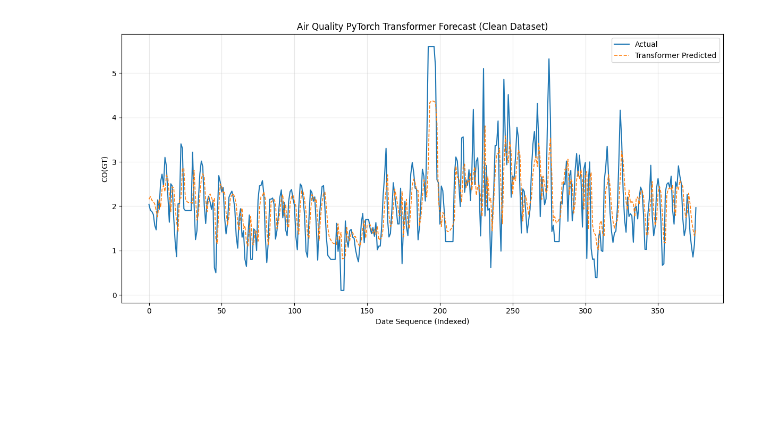
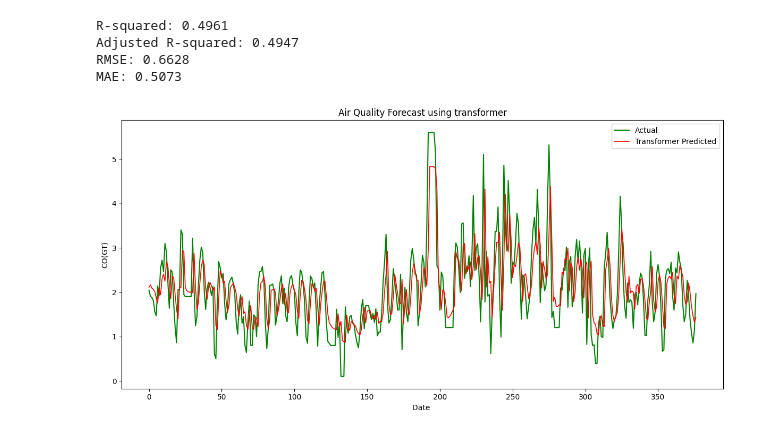
Before and after one commit to sabithakrishnan/timeseries-analysis, a Jupyter notebook: timeseries_analysis_transformer.ipynb, the cells around one changed output. Drawn from its saved outputs; the diff is of its cells as text; code cells hidden in the pictures; blank space fills up the shorter version.

```diff
--- a/timeseries_analysis_transformer.ipynb
+++ b/timeseries_analysis_transformer.ipynb
@@ -7,16 +7,15 @@ import torch
 import torch.nn as nn
 import matplotlib.pyplot as plt
 from sklearn.preprocessing import StandardScaler
+from sklearn.metrics import mean_squared_error, mean_absolute_error, r2_score
+# Set random seed for reproducibility
+#torch.manual_seed(42)
+#np.random.seed(42)
 
-# Set random seed for reproducibility
-torch.manual_seed(42)
-np.random.seed(42)
+# Load  Dataset
+df = pd.read_csv("/content/AirQualityUCI.csv", sep=';', decimal=',', parse_dates=[['Date', 'Time']], dayfirst=True)
 
-# 1. Load and Preprocess the UCI Air Quality Dataset
-url = "/content/AirQualityUCI.csv"
-df = pd.read_csv(url, sep=';', decimal=',', parse_dates=[['Date', 'Time']], dayfirst=True)
-
-# Clean dataset structure
+# Data Preprocessing
 df.dropna(how='all', inplace=True)
 df = df.iloc[:, :15]
 
@@ -36,7 +35,7 @@ ts_data = ts_data.resample('D').mean().ffill().values.reshape(-1, 1)
 scaler = StandardScaler()
 scaled_data = scaler.fit_transform(ts_data)
 
-# 2. Create Windowed Sequences for Supervised Learning
+# Create Windowed Sequences for Supervised Learning
 def create_sequences(data, seq_length):
     X, y = [], []
     for i in range(len(data) - seq_length):
@@ -47,7 +46,7 @@ def create_sequences(data, seq_length):
 seq_length = 14  # Look back at the past 14 days
 X_tensor, y_tensor = create_sequences(scaled_data, seq_length)
 
-# 3. Build the Time Series Transformer Model
+#  Build the Time Series Transformer Model
 class TimeSeriesTransformer(nn.Module):
     def __init__(self, input_dim=1, d_model=32, nhead=4, num_layers=2, dim_feedforward=64):
         super(TimeSeriesTransformer, self).__init__()
@@ -69,50 +68,60 @@ class TimeSeriesTransformer(nn.Module):
         # Take the output state of the final time step in the window sequence
         out = self.output_linear(x[:, -1, :])
         return out
 
 model = TimeSeriesTransformer()
 criterion = nn.MSELoss()
 optimizer = torch.optim.Adam(model.parameters(), lr=0.005)
 
-# 4. Train the Neural Network Model
+# Train the Neural Network Model
 epochs = 80
 model.train()
 for epoch in range(epochs):
     optimizer.zero_grad()
     output = model(X_tensor)
     loss = criterion(output, y_tensor)
     loss.backward()
     optimizer.step()
 
-# 5. Extract In-Sample Prediction Fits
 model.eval()
+#Prediction
 with torch.no_grad():
     scaled_predictions = model(X_tensor).numpy()
-
-# Inverse scale to transform values back to true original CO levels
 predictions = scaler.inverse_transform(scaled_predictions)
 actual_values = scaler.inverse_transform(y_tensor.numpy())
+#Accuracy metrics
+# R-squared
+r2 = r2_score(actual_values, predictions)
 
-# 6. Generate Chart to Match Target Image Style
+# Adjusted R-squared
+# n = number of observations, k = number of independent variables (features)
+n = len(actual_values)
+k = 1
+adj_r2 = 1 - ((1 - r2) * (n - 1) / (n - k - 1))
+
+# RMSE (Root Mean Squared Error)
+rmse = np.sqrt(mean_squared_error(actual_values, predictions))
+
+# MAE (Mean Absolute Error)
+mae = mean_absolute_error(actual_values, predictions)
+print(f"R-squared: {r2:.4f}")
+print(f"Adjusted R-squared: {adj_r2:.4f}")
+print(f"RMSE: {rmse:.4f}")
+print(f"MAE: {mae:.4f}")
+#Display results
 plt.figure(figsize=(12, 6), dpi=100)
-
-# Plot actual targets aligned with window offsets
-plt.plot(actual_values, label='Actual', color='#1f77b4', linestyle='-', linewidth=1.5)
-
-# Plot Transformer network predictions as a dashed overlay
-plt.plot(predictions, label='Transformer Predicted', color='#ff7f0e', linestyle='--', linewidth=1.2)
-
-# Layout aesthetics matching the reference image
-plt.title('Air Quality PyTorch Transformer Forecast (Clean Dataset)', fontsize=12)
-plt.xlabel('Date Sequence (Indexed)', fontsize=10)
+plt.plot(actual_values, label='Actual', color='green', linewidth=1.5)
+plt.plot(predictions, label='Transformer Predicted', color='red',linewidth=1.2)
+plt.title('Air Quality Forecast using transformer', fontsize=12)
+plt.xlabel('Date ', fontsize=10)
 plt.ylabel('CO(GT)', fontsize=10)
 plt.legend(loc='upper right')
-
-# Subtle background grid configuration
-plt.grid(True, linestyle='-', alpha=0.3)
-
 # Display final graph
 plt.tight_layout()
 plt.show()
 # %% [output]
+R-squared: 0.4961
+Adjusted R-squared: 0.4947
+RMSE: 0.6628
+MAE: 0.5073
-[figure, old version]
+[figure, new version]
```
